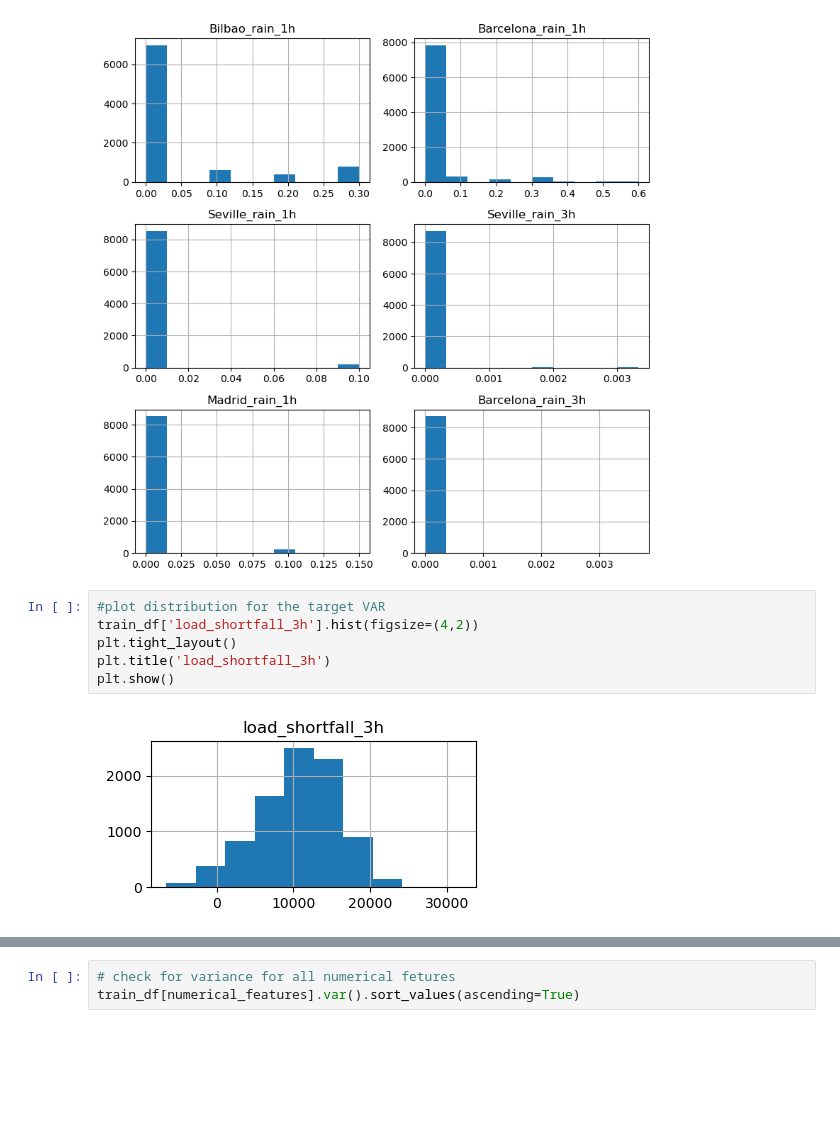
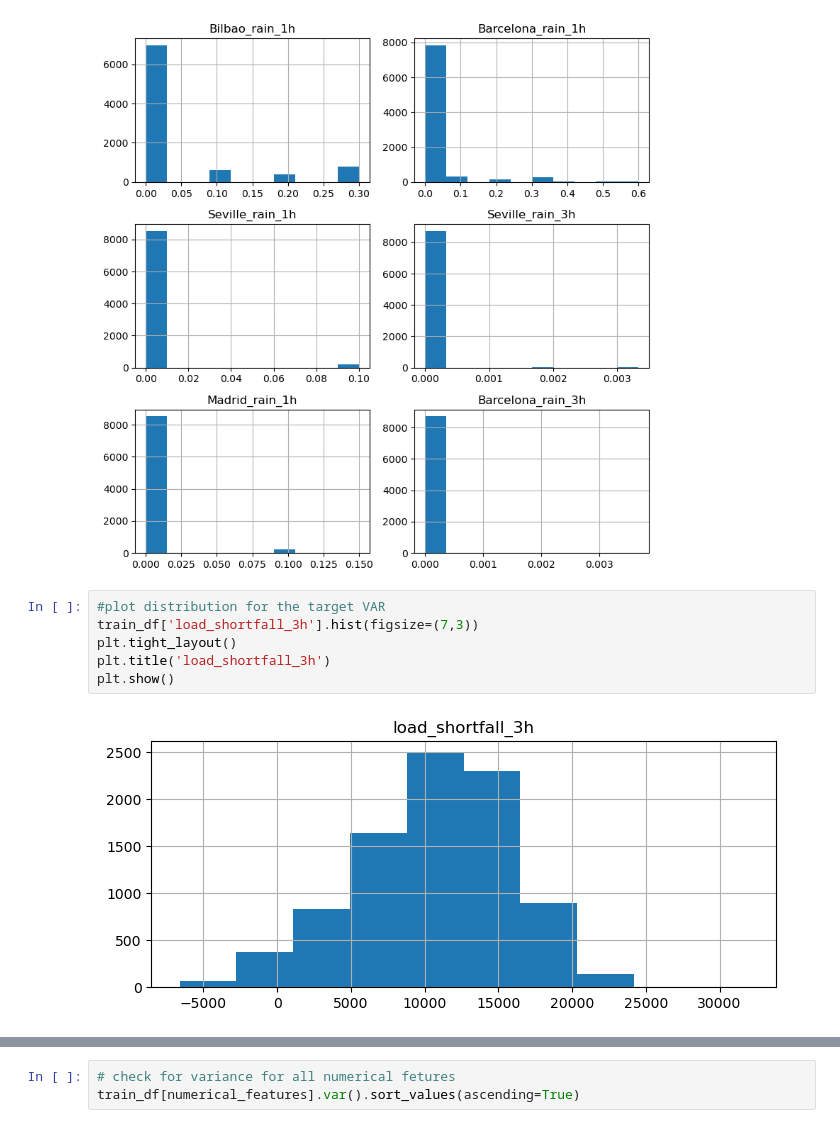
Before and after one commit to Explore-AI/load-shortfall-regression-predict-api, a Jupyter notebook: Advanced_Regression/Advanced-Regression-Starter-Data/starter-notebook_clean.ipynb, the cells around one changed output, grey strips where cells are left out. Saved outputs shown, nothing was run; the diff lists cells and outputs as text; blank space fills up the shorter version.

Commit message:
Updated notebook images

```diff
--- a/Advanced_Regression/Advanced-Regression-Starter-Data/starter-notebook_clean.ipynb
+++ b/Advanced_Regression/Advanced-Regression-Starter-Data/starter-notebook_clean.ipynb
@@ -325,11 +325,11 @@ plt.show()
 [figure]
 # %%
 #plot distribution for the target VAR
-train_df['load_shortfall_3h'].hist(figsize=(4,2))
+train_df['load_shortfall_3h'].hist(figsize=(7,3))
 plt.tight_layout()
 plt.title('load_shortfall_3h')
 plt.show()
 # %% [output]
-[figure, old version]
+[figure, new version]
 # %%
 #yearly time series data
```
Also changed, not shown: parts of 9 cells of this notebook, 8 other files.
